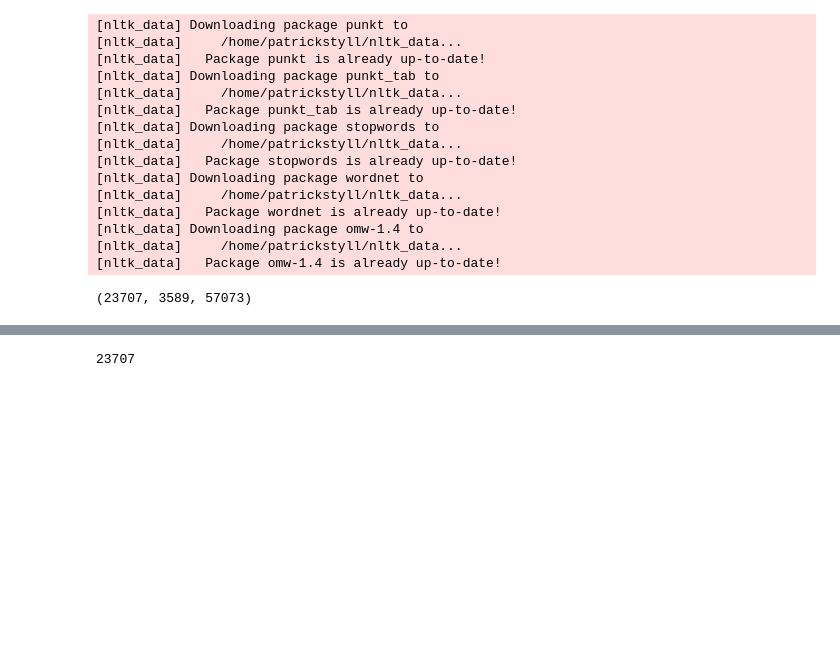
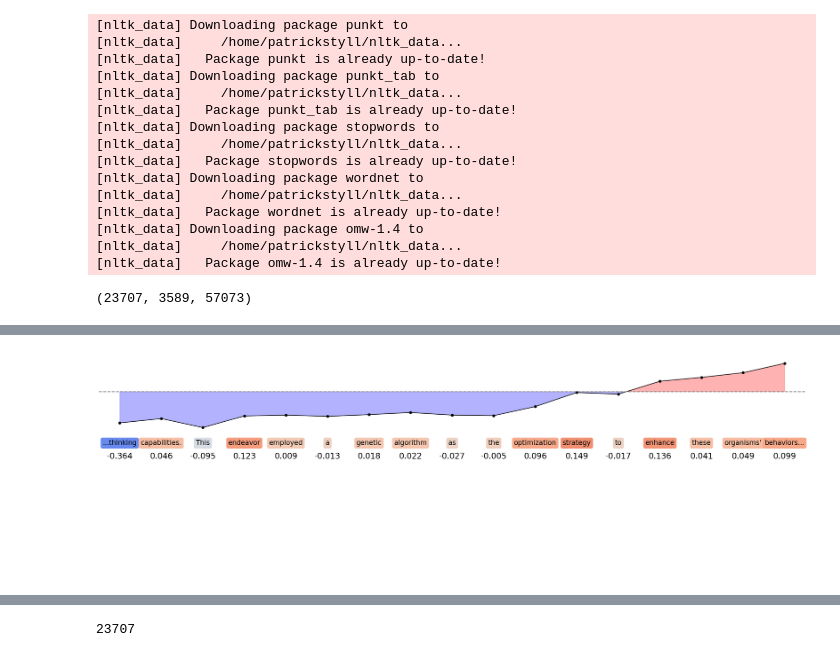
Before and after one commit to max-seeli/steely, a Jupyter notebook: src/steely/task_1/correlation_signal_analysis.ipynb, the cells around one changed output, grey strips where cells are left out. Saved outputs shown, nothing was run; the diff lists cells and outputs as text; code cells hidden in the pictures; blank space fills up the shorter version.

```diff
--- a/src/steely/task_1/correlation_signal_analysis.ipynb
+++ b/src/steely/task_1/correlation_signal_analysis.ipynb
@@ -180,0 +254,56 @@ AI text signal: 513
+# %%
+import matplotlib as mpl
+
+all_scores = list(word_correlations.values())
+norm = mpl.colors.Normalize(vmin=min(all_scores), vmax=max(all_scores))
+
+def plot_text_signal(text: str, threshold=-0.0317) -> None:
+    """Plot a signal line and corresponding colored word boxes with score labels, with aligned dots."""
+    scores = get_signal(text)
+    words = text.split()
+    assert len(scores) == len(words), "Mismatch between number of scores and words"
+
+    cmap = plt.get_cmap("coolwarm")
+
+    fig, (ax1, ax2) = plt.subplots(2, 1, figsize=(25, 8), gridspec_kw={'height_ratios': [1, 1.5]})
+
+    # --- Top subplot: signal line plot with aligned dots ---
+    x_vals = list(range(len(scores)))
+    cum_scores = np.cumsum(scores)
+    ax1.plot(x_vals, cum_scores, linestyle='-', color="black", marker='o')
+    ax1.axhline(y=threshold, color='gray', linestyle='--', linewidth=2)
+    ax1.set_xticks([])
+    ax1.set_yticks([])  # Hide y-axis ticks
+    ax1.fill_between(x_vals, cum_scores, threshold, where=(cum_scores < threshold),
+                     interpolate=True, color='blue', alpha=0.3)
+
+    # Fill above threshold in red
+    ax1.fill_between(x_vals, cum_scores, threshold, where=(cum_scores > threshold),
+                     interpolate=True, color='red', alpha=0.3)
+    ax1.set_xlim(-0.5, len(scores) - 0.5)
+    ax1.set_ylim(min(cum_scores) - 0.1, max(cum_scores) + 0.1)
+    ax1.grid(False)
+    ax1.spines['top'].set_visible(False)
+    ax1.spines['right'].set_visible(False)
+    ax1.spines['left'].set_visible(False)
+    ax1.spines['bottom'].set_visible(False)
+
+    # --- Bottom subplot: colored word boxes with score labels ---
+    ax2.axis("off")
+    for i, (word, score) in enumerate(zip(words, scores)):
+        color = cmap(norm(score))
+        ax2.text(i, 1.43, word, fontsize=17, ha='center', va='center',
+                 bbox=dict(facecolor=color, edgecolor='none', boxstyle='round,pad=0.3'))
+        ax2.text(i, 1.36, f"{score:.3f}", fontsize=20, ha='center', va='bottom', color='black')
+
+    ax2.set_xlim(-0.5, len(scores) - 0.5)
+    ax2.set_ylim(0.9, 1.4)
+
+    plt.tight_layout()
+    plt.show()
+
+text = "...thinking capabilities. This endeavor employed a genetic algorithm as the optimization strategy to enhance these organisms' behaviors..."
+#text = "As I delved into the world of Christian Science"
+plot_text_signal(text)
+# %% [output]
+[figure, added]
```
Also changed, not shown: parts of 11 cells of this notebook, 1 other file.
